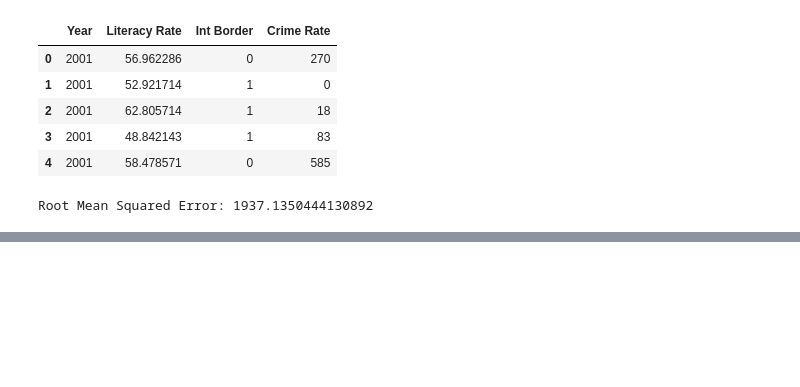
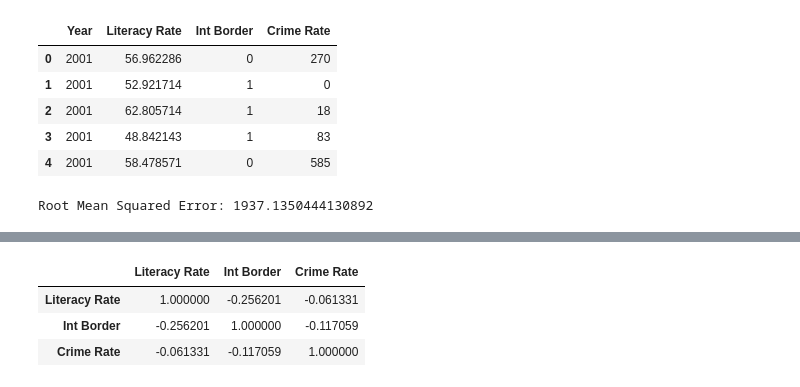
Before and after one commit to rynaa/crime-analysis-report-1, a Jupyter notebook: Clubbed Data/Clubbed Data.ipynb, the cells around one changed output, grey strips where cells are left out. Cells and saved outputs as stored; diff of their text form; code cells hidden in the pictures; blank space fills up the shorter version.

```diff
--- a/Clubbed Data/Clubbed Data.ipynb
+++ b/Clubbed Data/Clubbed Data.ipynb
@@ -53,0 +38,7 @@ TypeError: 'method' object is not subscriptable
+# %%
+df.drop(['Year'], axis=1).corr()
+# %% [output]
+|  | Literacy Rate | Int Border | Crime Rate |
+| Literacy Rate | 1.000000 | -0.256201 | -0.061331 |
+| Int Border | -0.256201 | 1.000000 | -0.117059 |
+| Crime Rate | -0.061331 | -0.117059 | 1.000000 |
```
Also changed, not shown: parts of 2 cells of this notebook, 21 other files.
